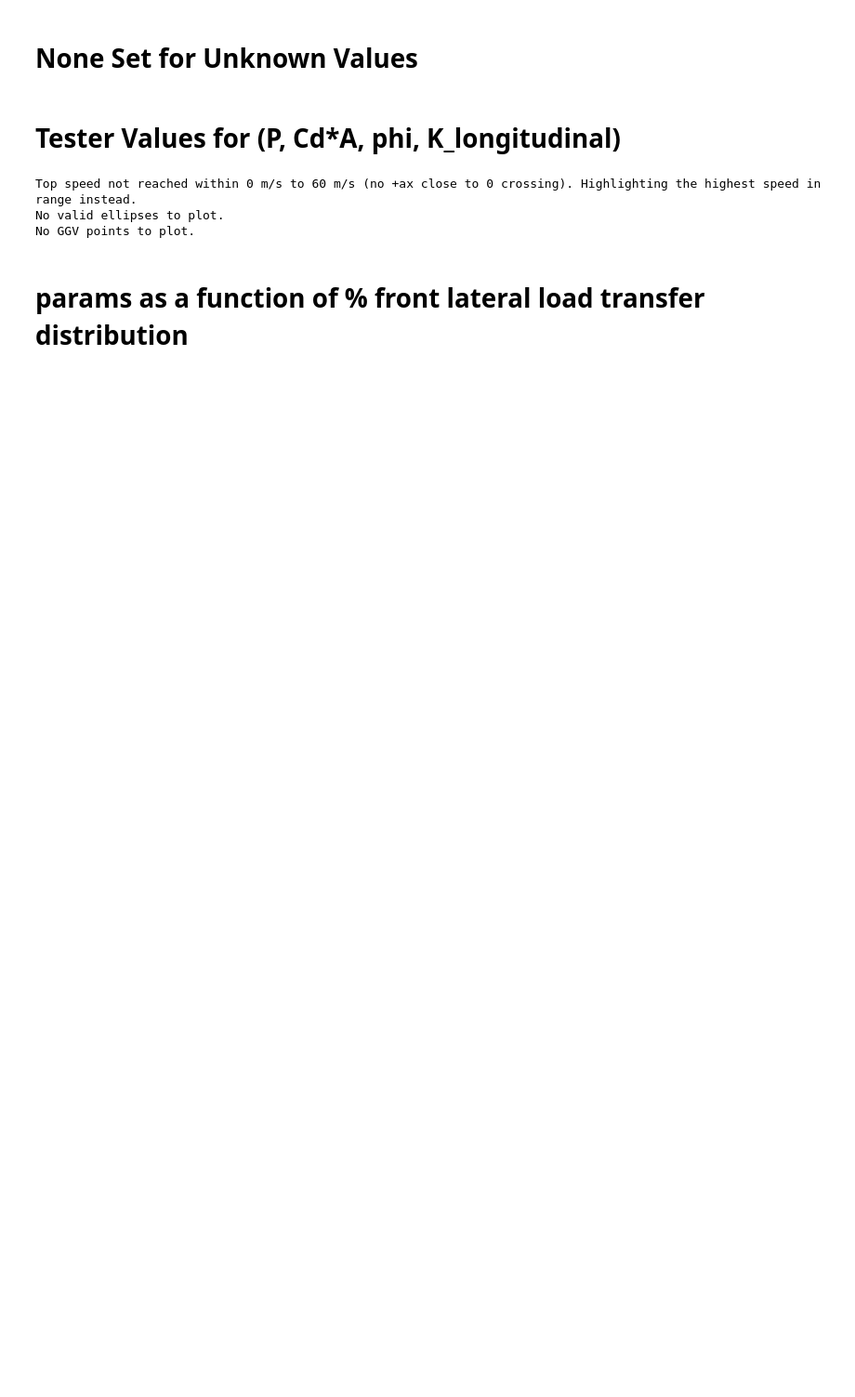
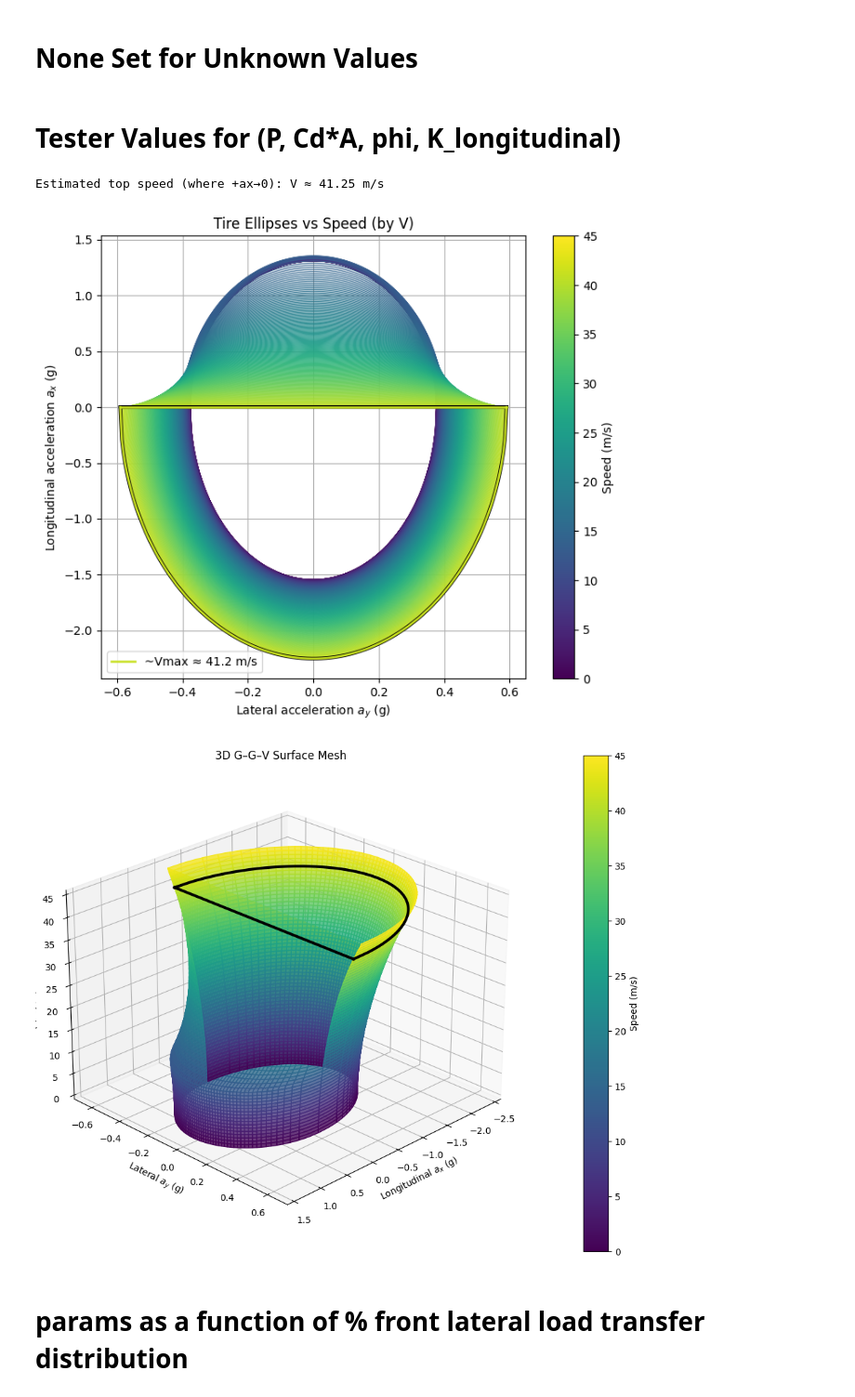
Before and after one commit to Formula-Electric-Berkeley/FEBSim, a Jupyter notebook: GGV_plot/GGV_TireEllipses_Final.ipynb, the cells around one changed output. Shown at 93% size. Saved outputs shown, nothing was run; the diff lists cells and outputs as text; code cells hidden in the pictures; blank space fills up the shorter version.

```diff
--- a/GGV_plot/GGV_TireEllipses_Final.ipynb
+++ b/GGV_plot/GGV_TireEllipses_Final.ipynb
@@ -481,29 +481,42 @@ def F_lat(Fz): return -0.0233809 - 1.77392e-4*Fz - 1.21226e-7*(Fz**2)
 #https://file.notion.so/f/f/e824069c-9836-4508-b929-10beff09e46f/381a0b90-55f4-40c7-80f4-26fe463e8fe6/SAE-2011-01-0094-Brach-Engineering_(3)_(3).pdf?table=block&id=274538db-02df-80b3-8cb7-f57f59dd3f68&spaceId=e824069c-9836-4508-b929-10beff09e46f&expirationTimestamp=1773705600000&signature=gAMl9a9outgHLSD-5H0Ji_REmscDc0MDsmgOUXc1Uww&downloadName=SAE-2011-01-0094-Brach-Engineering+%283%29+%283%29.pdf
 
 def calculate_fy_pure(slip_angle, load):
-    stiffness = B_lat(load)
-    shape = C_lat(load)
-    peak = D_lat(load)
-    curvature = E_lat(load)
-    shift = F_lat(load)
+
+    Fz = -np.abs(load) # Flip magnitude to positive for the equations since they are based on negative loads
+
+    stiffness = B_lat(Fz)
+    shape = C_lat(Fz)
+    peak = D_lat(Fz)
+    curvature = E_lat(Fz)
+    shift = F_lat(Fz)
 
     return peak * np.sin(shape * np.arctan(stiffness * slip_angle - curvature * (stiffness * slip_angle - np.arctan(stiffness * slip_angle)))) + shift
 
 # Longitudinal (Fx) Coefficients
-def B_long(Fz): return -17.3662 - 9.50547*np.exp(0.00226287*Fz)
-def C_long(Fz): return -0.00127868 + 1.35334e-5*Fz + 4.86905e-9*(Fz**2)
-def D_long(Fz): return 43690.6 - 173.535*Fz - 0.0708504*(Fz**2)
-def E_long(Fz): return -1.42217 + 0.0015213*Fz
-def F_long(Fz): return 1.76214e-4 - 2.74311e-7*Fz
+# def B_long(Fz): return -17.3662 - 9.50547*np.exp(0.00226287*Fz)
+# def C_long(Fz): return -0.00127868 + 1.35334e-5*Fz + 4.86905e-9*(Fz**2)
+# def D_long(Fz): return 43690.6 - 173.535*Fz - 0.0708504*(Fz**2)
+# def E_long(Fz): return -1.42217 + 0.0015213*Fz
+# def F_long(Fz): return 1.76214e-4 - 2.74311e-7*Fz
+
+# Really dummy constants cuz apparently the above constants are broken
+def B_long(Fz): return 12.0 + 0.002 * Fz
+def C_long(Fz): return 1.6 + 0.00005 * Fz
+def D_long(Fz): return -2.2 * Fz - 0.0004 * (Fz**2)
+def E_long(Fz): return 0.1 + 0.0001 * Fz
+def F_long(Fz): return 0.0
 
 def calculate_fx_pure(slip_ratio, load):
-    stiffness = B_long(load)
-    shape = C_long(load)
-    peak = D_long(load)
-    curvature = E_long(load)
-    shift = F_long(load)
 
-    return peak * np.sin(shape * np.arctan(stiffness * slip_ratio - curvature * (stiffness * slip_ratio - np.arctan(stiffness * slip_ratio))) + shift)
+    Fz = -np.abs(load) # Flip magnitude to positive for the equations since they are based on negative loads
+
+    stiffness = B_long(Fz)
+    shape = C_long(Fz)
+    peak = D_long(Fz)
+    curvature = E_long(Fz)
+    shift = F_long(Fz)
+
+    return peak * np.sin(shape * np.arctan(stiffness * slip_ratio - curvature * (stiffness * slip_ratio - np.arctan(stiffness * slip_ratio)))) + shift
 
 
 
@@ -512,6 +525,8 @@ def calculate_fx_pure(slip_ratio, load):
 # See above paper on page 3
 def calculate_mnc_combined_forces(slip_angle, slip_ratio, load):
     eps = 1e-8 # Protection against zero-division
+
+    load = -np.abs(load) # Ensure load is negative for the equations (since they are based on negative loads)
 
     # Pure tire forces
     Fx_s = calculate_fx_pure(slip_ratio, load)         # Fx(s)
@@ -914,36 +929,36 @@ def plot_ggv_3d_surface(ellipses_2d, V_highlight=None, cmap_name='viridis', g=G)
 
 def ellipse_points(ax_pos_max, ax_neg_max, ay_max, n=241):
     ay = np.linspace(-max(ay_max, 1e-12), max(ay_max, 1e-12), n)
     ax_pos =  ax_pos_max * np.sqrt(np.maximum(0.0, 1.0 - (ay/ay_max)**2))
     ax_neg = -ax_neg_max * np.sqrt(np.maximum(0.0, 1.0 - (ay/ay_max)**2))
     return ax_neg, ay, ax_pos
 
 
 # RUN everything:
 CMAP_NAME = 'viridis'
 
 V_list, ellipses_2d, ggv_points, ax_pos_arr = build_ellipses_and_ggv(V_min=0.0, V_max=45.0, nV=241, n_ellipse_pts=241)
 
 # compute Vmax from +ax(V) curve
 V_max_est, i1, i2 = compute_vmax(V_list, ax_pos_arr, thresh=1e-3)
 
 # choose which ellipse to bold/outline --> this would be the top speed
 V_highlight = V_max_est if V_max_est is not None else (V_list[-1] if len(V_list) else None)
 
 # helpful print about top speed
 if V_max_est is None:
     print("Top speed not reached within 0 m/s to 60 m/s (no +ax close to 0 crossing). Highlighting the highest speed in range instead.")
 else:
     print(f"Estimated top speed (where +ax→0): V ≈ {V_max_est:.2f} m/s")
 
 # Draw plots!!
 plot_ellipses_ombre(ellipses_2d, V_highlight=V_highlight, cmap_name=CMAP_NAME, g=G)
 plot_ggv_3d_surface(ellipses_2d, V_highlight=V_highlight, cmap_name=CMAP_NAME, g=G)
 #plot_ggv_3d(ggv_points, ellipses_2d, V_highlight=None, cmap_name='viridis', g=9.81)
 # %% [output]
-Top speed not reached within 0 m/s to 60 m/s (no +ax close to 0 crossing). Highlighting the highest speed in range instead.
-No valid ellipses to plot.
-No GGV points to plot.
+Estimated top speed (where +ax→0): V ≈ 41.25 m/s
+[figure, added]
+[figure, added]
 # %% [markdown]
 # params as a function of % front lateral load transfer distribution
 # %%
```
